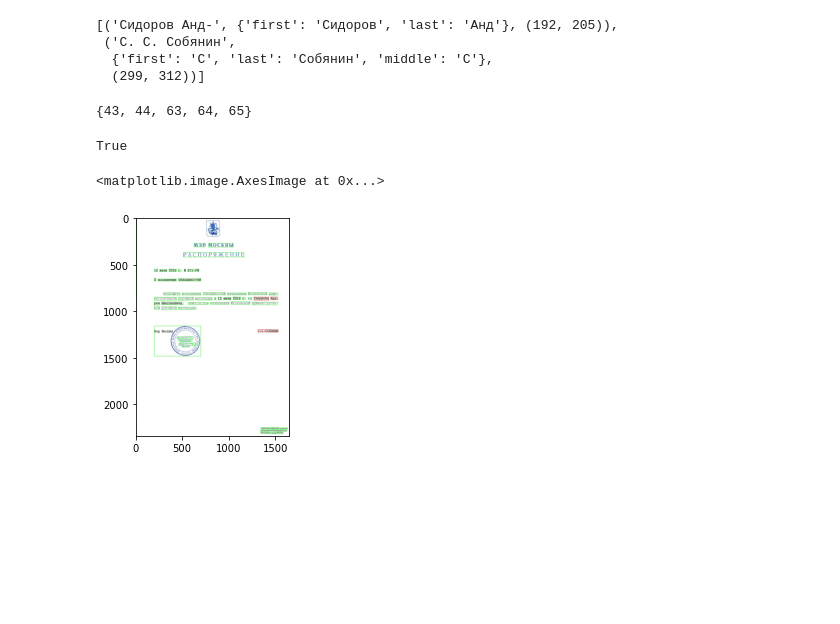
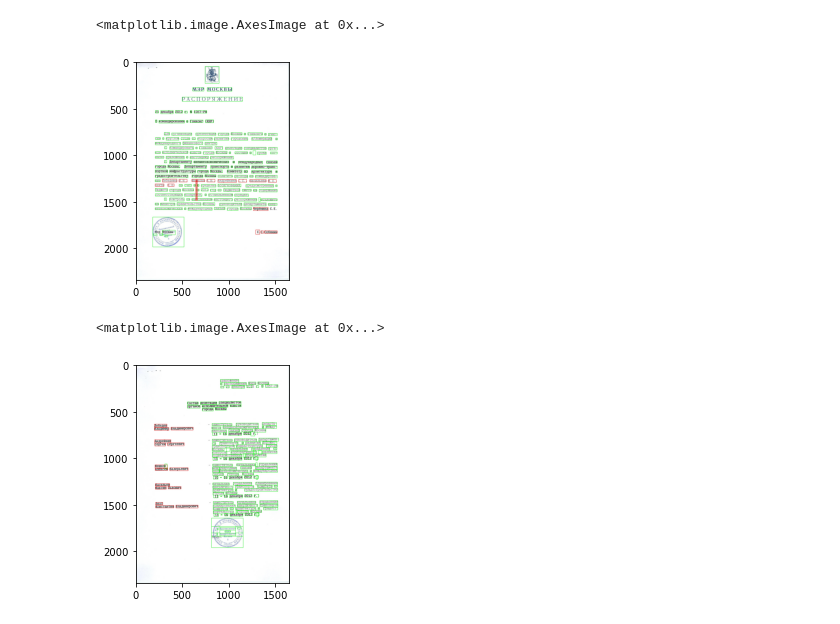
Before and after one commit to Leaders2021NRA/task9, a Jupyter notebook: notebooks/test1.ipynb, the cells around one changed output. Cells and saved outputs as stored; diff of their text form; code cells hidden in the pictures; blank space fills up the shorter version.

```diff
--- a/notebooks/test1.ipynb
+++ b/notebooks/test1.ipynb
@@ -23,6 +181,7 @@ os.mkdir(WORK_DIR)
 # %%
-file_path = all_files_paths[-1]
+file_path = '../data/dataset/7/upload_21.12.2012_a-1057_2.pdf'
 output_dir = os.path.join(WORK_DIR, file_path.rsplit('/', 1)[1].rsplit('.', 1)[0])
 os.mkdir(output_dir)
 
-convert_pdf_to_image(file_path=file_path, output_dir=output_dir)
+runner = Runner()
+runner.process(file_path, output_dir)
@@ -126,8 +187,0 @@ text_combined
-# %%
-persons = get_persons(text_combined)
-persons
-# %% [output]
-[('Сидоров Анд-', {'first': 'Сидоров', 'last': 'Анд'}, (192, 205)),
- ('С. С. Собянин',
-  {'first': 'С', 'last': 'Собянин', 'middle': 'С'},
-  (299, 312))]
@@ -140,22 +187,0 @@ for _, _, (i, j) in persons:
-# %%
-boxes_num_to_show
-# %% [output]
-{43, 44, 63, 64, 65}
-# %%
-n_boxes = len(d['text'])
-for i in range(n_boxes):
-    if int(d['conf'][i]) > 0: # TODO check threshold
-        (x, y, w, h) = (d['left'][i], d['top'][i], d['width'][i], d['height'][i])
-
-        if i in boxes_num_to_show:
-            c = (0, 0, 255)
-        else:
-            c = (0, 255, 0)
-
-        img = cv2.rectangle(img, (x, y), (x + w, y + h), c, 2)
-
-
-output_file = os.path.join(output_dir, 'page0_res.jpg')
-cv2.imwrite(output_file, img)
-# %% [output]
-True
@@ -164,9 +188,14 @@ cv2.imshow('img', img)
 # %%
-from matplotlib import pyplot as plt
-
-image = cv2.imread(output_file)
+image = cv2.imread(output_dir+'/page0_res.jpg')
 image = image[:,:,::-1]
 plt.imshow(image)
 # %% [output]
 <matplotlib.image.AxesImage at 0x...>
-[figure, old version]
+[figure, new version]
+# %%
+image = cv2.imread(output_dir+'/page1_res.jpg')
+image = image[:,:,::-1]
+plt.imshow(image)
+# %% [output]
+<matplotlib.image.AxesImage at 0x...>
+[figure, added]
```
Also changed, not shown: parts of 19 cells of this notebook.
